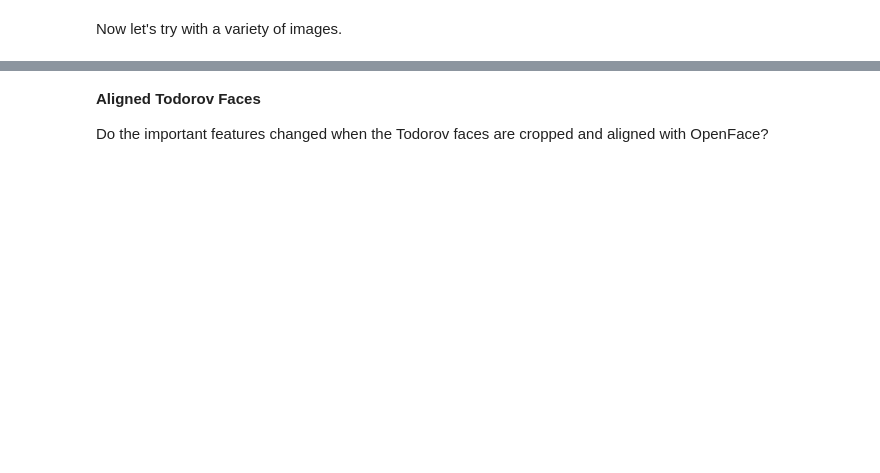
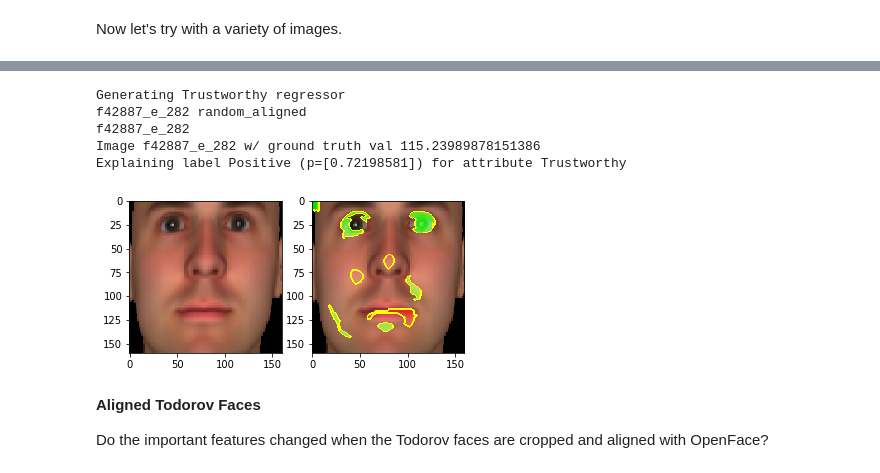
Before and after one commit to ryansteed/learning-appearance-bias, a Jupyter notebook: notebooks/feature-analysis.ipynb, the cells around one changed output, grey strips where cells are left out. Saved outputs shown, nothing was run; the diff lists cells and outputs as text; code cells hidden in the pictures; blank space fills up the shorter version.

```diff
--- a/notebooks/feature-analysis.ipynb
+++ b/notebooks/feature-analysis.ipynb
@@ -447,3 +388,12 @@ for i in range(3):
+# %%
+interpret('Trustworthy', ['data/maxdistinct_aligned'], 'data/random_aligned', n=1, file='png', num_samples=500)
+# %% [output]
+Generating Trustworthy regressor
+f42887_e_282 random_aligned
+f42887_e_282
+Image f42887_e_282 w/ ground truth val 115.23989878151386
+Explaining label Positive (p=[0.72198581]) for attribute Trustworthy
+[figure, added]
 # %% [markdown]
 **Aligned Todorov Faces**
 
```
Also changed, not shown: parts of 35 cells of this notebook, 2 other files.
